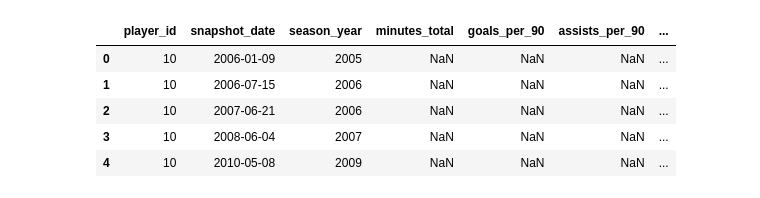
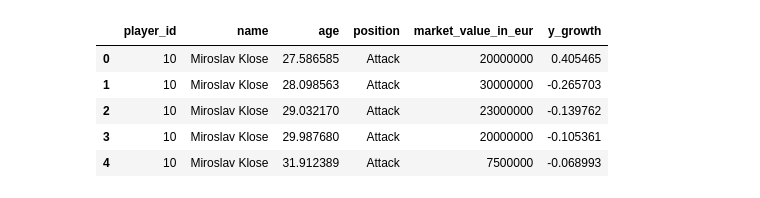
Before and after one commit to QuentinKunYu/Soccer-Scout-Co-Pilot-Finding-the-Next-Messi-or-Ronaldo, a Jupyter notebook: src/data_helper/dataprocess.ipynb, the cells around one changed output. Cells and saved outputs as stored; diff of their text form; code cells hidden in the pictures.

```diff
--- a/src/data_helper/dataprocess.ipynb
+++ b/src/data_helper/dataprocess.ipynb
@@ -1,17 +1,16 @@
 # %%
-# 01_build_player_snapshot.ipynb
-
 import os
 import numpy as np
 import pandas as pd
 
-# Notebook is inside /notebooks, data is in ../data
-PROJECT_ROOT = os.path.dirname(os.getcwd())   # one level up from /notebooks
+# Define project paths
+PROJECT_ROOT = os.path.dirname(os.path.dirname(os.getcwd()))
 DATA_DIR = os.path.join(PROJECT_ROOT, "data")
 PROCESSED_DIR = os.path.join(DATA_DIR, "processed")
 os.makedirs(PROCESSED_DIR, exist_ok=True)
 
-print("CWD:", os.getcwd())
+print("CMD:", os.getcwd())
+print("PROJECT_ROOT:", PROJECT_ROOT)
 print("DATA_DIR:", DATA_DIR)
 print("FILES in data:", os.listdir(DATA_DIR))
 # %% [output]
@@ -132,61 +99,36 @@ snap[["player_id", "snapshot_date", "name", "age", "position",
 # %%
-# 把 season 加進 appearances
-apps2 = apps.merge(games[["game_id", "season"]], on="game_id", how="left")
+print("\n" + "="*80)
+print("ADDING PLAYER INFORMATION")
+print("="*80)
 
-# 基本 aggregates：一季一個 row
-perf_season = (
-    apps2.groupby(["player_id", "season"])
-    .agg(
-        games_played=("appearance_id", "count"),
-        minutes_total=("minutes_played", "sum"),
-        goals_total=("goals", "sum"),
-        assists_total=("assists", "sum"),
-        yellow_cards_total=("yellow_cards", "sum"),
-        red_cards_total=("red_cards", "sum"),
-    )
-    .reset_index()
+# Prepare player data
+p = players.copy()
+p["date_of_birth"] = pd.to_datetime(p["date_of_birth"], errors="coerce")
+p["contract_expiration_date"] = pd.to_datetime(
+    p["contract_expiration_date"], errors="coerce"
 )
 
-# per-90
-perf_season["goals_per_90"] = (
-    perf_season["goals_total"] / perf_season["minutes_total"].replace(0, np.nan) * 90
-)
-perf_season["assists_per_90"] = (
-    perf_season["assists_total"] / perf_season["minutes_total"].replace(0, np.nan) * 90
-)
-perf_season["minutes_per_game"] = (
-    perf_season["minutes_total"] / perf_season["games_played"].replace(0, np.nan)
+# Calculate age at snapshot date
+snap = snap.merge(p[["player_id", "name", "date_of_birth", "position", "sub_position",
+                     "foot", "height_in_cm", "country_of_citizenship",
+                     "current_club_id", "current_club_domestic_competition_id",
+                     "current_club_name", "market_value_in_eur", "highest_market_value_in_eur",
+                     "contract_expiration_date"]],
+                  on="player_id", how="left", suffixes=("", "_player"))
+
+# Calculate age
+snap["age"] = (snap["snapshot_date"] - snap["date_of_birth"]).dt.days / 365.25
+
+# Calculate years to contract end
+snap["years_to_contract_end"] = (
+    (snap["contract_expiration_date"] - snap["snapshot_date"]).dt.days / 365.25
 )
 
-# 將 snapshot_date 映射到「賽季年份」：7 月之後算當季，之前算上一季
-month = snap["snapshot_date"].dt.month
-year = snap["snapshot_date"].dt.year
-snap["season_year"] = np.where(month >= 7, year, year - 1)
-
-# join 當季表現
-snap = snap.merge(
-    perf_season.rename(columns={"season": "season_year"}),
-    on=["player_id", "season_year"],
-    how="left",
+# Market value ratio to peak
+snap["mv_ratio_to_peak"] = (
+    snap["market_value_in_eur"] / (snap["highest_market_value_in_eur"] + 1)
 )
 
-# 計算前一季的表現 & delta
-snap = snap.sort_values(["player_id", "season_year"])
-for col in ["minutes_total", "goals_per_90", "assists_per_90", "minutes_per_game"]:
-    snap[f"prev_{col}"] = snap.groupby("player_id")[col].shift(1)
-    snap[f"delta_{col}"] = snap[col] - snap[f"prev_{col}"]
-
-snap[
-    [
-        "player_id",
-        "snapshot_date",
-        "season_year",
-        "minutes_total",
-        "goals_per_90",
-        "assists_per_90",
-        "delta_minutes_total",
-        "delta_goals_per_90",
-        "delta_assists_per_90",
-    ]
-].head()
+print("✅ Player information added")
+snap[["player_id", "name", "age", "position", "market_value_in_eur", "y_growth"]].head()
 # %% [output]
@@ -193,6 +139,6 @@ snap[
-|  | player_id | snapshot_date | season_year | minutes_total | goals_per_90 | assists_per_90 | ... |
-| 0 | 10 | 2006-01-09 | 2005 | NaN | NaN | NaN | ... |
-| 1 | 10 | 2006-07-15 | 2006 | NaN | NaN | NaN | ... |
-| 2 | 10 | 2007-06-21 | 2006 | NaN | NaN | NaN | ... |
-| 3 | 10 | 2008-06-04 | 2007 | NaN | NaN | NaN | ... |
-| 4 | 10 | 2010-05-08 | 2009 | NaN | NaN | NaN | ... |
+|  | player_id | name | age | position | market_value_in_eur | y_growth |
+| 0 | 10 | Miroslav Klose | 27.586585 | Attack | 20000000 | 0.405465 |
+| 1 | 10 | Miroslav Klose | 28.098563 | Attack | 30000000 | -0.265703 |
+| 2 | 10 | Miroslav Klose | 29.032170 | Attack | 23000000 | -0.139762 |
+| 3 | 10 | Miroslav Klose | 29.987680 | Attack | 20000000 | -0.105361 |
+| 4 | 10 | Miroslav Klose | 31.912389 | Attack | 7500000 | -0.068993 |
```
Also changed, not shown: parts of 16 cells of this notebook, 4 other files.
